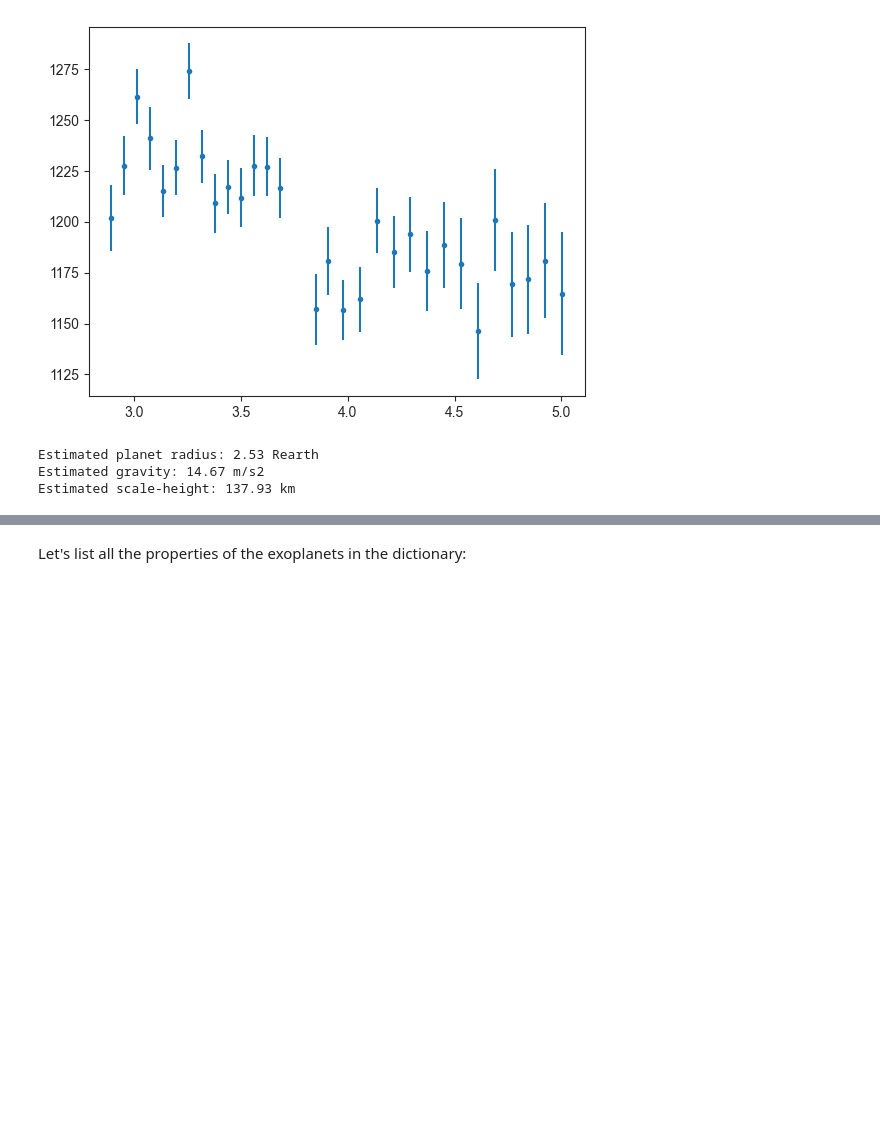
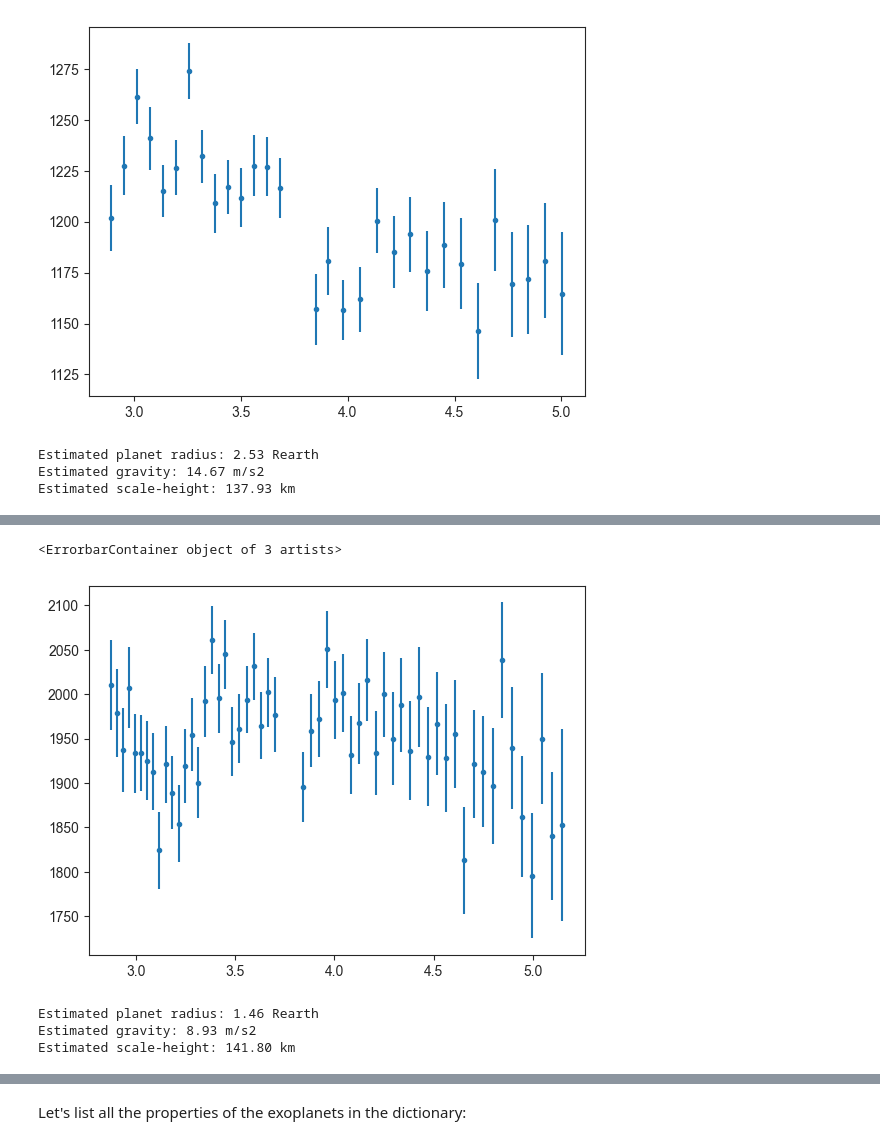
Before and after one commit to nespinoza/jwhighlights, a Jupyter notebook: f8/data-cleaning.ipynb, the cells around one changed output, grey strips where cells are left out. Drawn from its saved outputs; the diff is of its cells as text; code cells hidden in the pictures; blank space fills up the shorter version.

```diff
--- a/f8/data-cleaning.ipynb
+++ b/f8/data-cleaning.ipynb
@@ -555,0 +601,2 @@ thedict['TOI-836 c']['normalized_rp_errors'] = sherr836
+# %%
+wl98, dl98, derrl98 = np.loadtxt('raw-spectra/apjlad73d1t3_mrt.dat', unpack = True, usecols = (0, 1, 2))
@@ -555,0 +607,7 @@ thedict['TOI-836 c']['normalized_rp_errors'] = sherr836
+# %%
+dl98, derrl98 = dl98*1e6, derrl98*1e6
+# %%
+plt.errorbar(wl98, dl98, derrl98, fmt = '.')
+# %% [output]
+<ErrorbarContainer object of 3 artists>
+[figure, added]
@@ -555,0 +625,9 @@ thedict['TOI-836 c']['normalized_rp_errors'] = sherr836
+# %%
+shl98, sherrl98 = transit_depth_to_sh(dl98, derrl98,
+                                    thedict['L 98-59 d']['stellar radius'],
+                                    thedict['L 98-59 d']['planet mass'],
+                                    thedict['L 98-59 d']['planet teq'])
+# %% [output]
+Estimated planet radius: 1.46 Rearth
+Estimated gravity: 8.93 m/s2
+Estimated scale-height: 141.80 km
```
Also changed, not shown: parts of 52 cells of this notebook, 36 other files.
